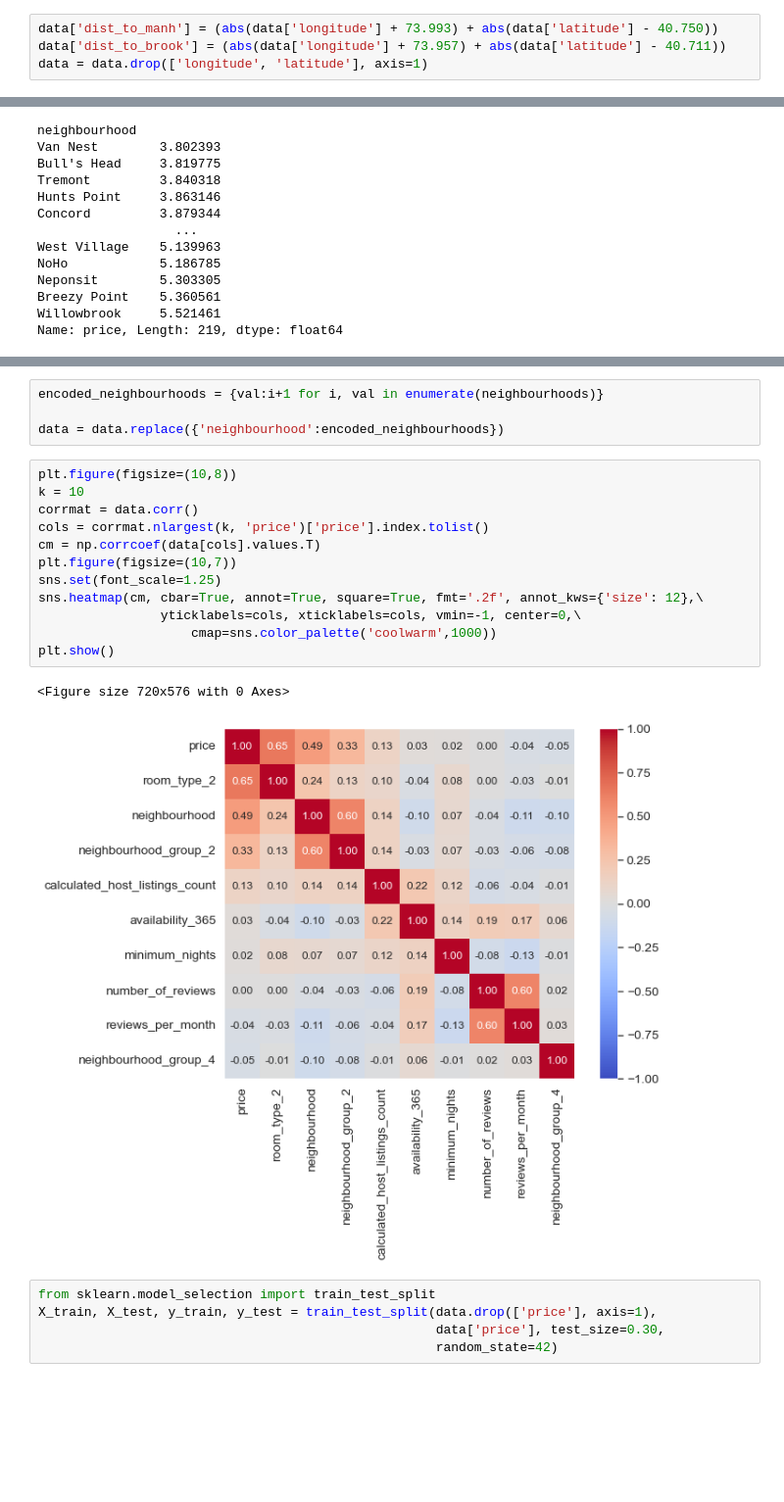
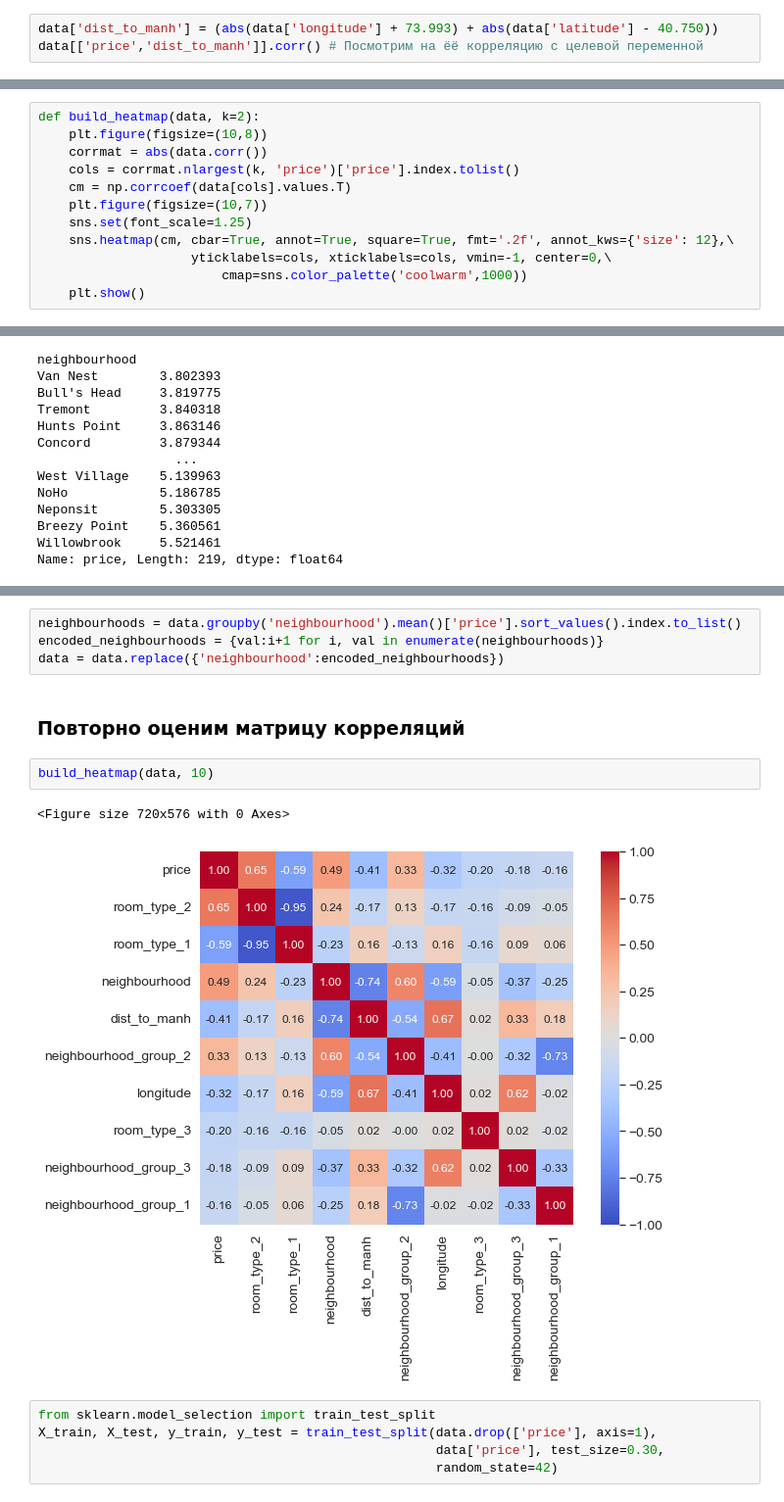
Before and after one commit to grannycola/my_projects, a Jupyter notebook: hw-5/model.ipynb, the cells around one changed output, grey strips where cells are left out. Shown at 98% size. Cells and saved outputs as stored; diff of their text form; blank space fills up the shorter version.

```diff
--- a/hw-5/model.ipynb
+++ b/hw-5/model.ipynb
@@ -60,5 +61,4 @@ sns.heatmap(abs(data.corr()), annot=True)
  #### Добавим признаки удалённости жилья от данных точек
 # %%
 data['dist_to_manh'] = (abs(data['longitude'] + 73.993) + abs(data['latitude'] - 40.750))
-data['dist_to_brook'] = (abs(data['longitude'] + 73.957) + abs(data['latitude'] - 40.711))
-data = data.drop(['longitude', 'latitude'], axis=1)
+data[['price','dist_to_manh']].corr() # Посмотрим на ёё корреляцию с целевой переменной
@@ -67 +69,13 @@ data = data.drop(['longitude', 'latitude'], axis=1)
+# %%
+def build_heatmap(data, k=2):
+    plt.figure(figsize=(10,8))
+    corrmat = abs(data.corr())
+    cols = corrmat.nlargest(k, 'price')['price'].index.tolist()
+    cm = np.corrcoef(data[cols].values.T)
+    plt.figure(figsize=(10,7))
+    sns.set(font_scale=1.25)
+    sns.heatmap(cm, cbar=True, annot=True, square=True, fmt='.2f', annot_kws={'size': 12},\
+                    yticklabels=cols, xticklabels=cols, vmin=-1, center=0,\
+                        cmap=sns.color_palette('coolwarm',1000))
+    plt.show()
 # %% [markdown]
@@ -137,23 +148,15 @@ neighbourhoods = data.groupby('neighbourhood').mean()['price'].sort_values().ind
 data = data.drop(['neighbourhood_group', 'room_type'], axis = 1).join(enc.fit_transform(data[['neighbourhood_group', 'room_type']], axis = 0))
 # %%
+neighbourhoods = data.groupby('neighbourhood').mean()['price'].sort_values().index.to_list()
 encoded_neighbourhoods = {val:i+1 for i, val in enumerate(neighbourhoods)}
-
 data = data.replace({'neighbourhood':encoded_neighbourhoods})
+# %% [markdown]
+### Повторно оценим матрицу корреляций
 # %%
-plt.figure(figsize=(10,8))
-k = 10
-corrmat = data.corr()
-cols = corrmat.nlargest(k, 'price')['price'].index.tolist()
-cm = np.corrcoef(data[cols].values.T)
-plt.figure(figsize=(10,7))
-sns.set(font_scale=1.25)
-sns.heatmap(cm, cbar=True, annot=True, square=True, fmt='.2f', annot_kws={'size': 12},\
-                yticklabels=cols, xticklabels=cols, vmin=-1, center=0,\
-                    cmap=sns.color_palette('coolwarm',1000))
-plt.show()
+build_heatmap(data, 10)
 # %% [output]
 <Figure size 720x576 with 0 Axes>
-[figure, old version]
+[figure, new version]
 # %%
 from sklearn.model_selection import train_test_split
 X_train, X_test, y_train, y_test = train_test_split(data.drop(['price'], axis=1),
```
Also changed, not shown: parts of 7 cells of this notebook.
